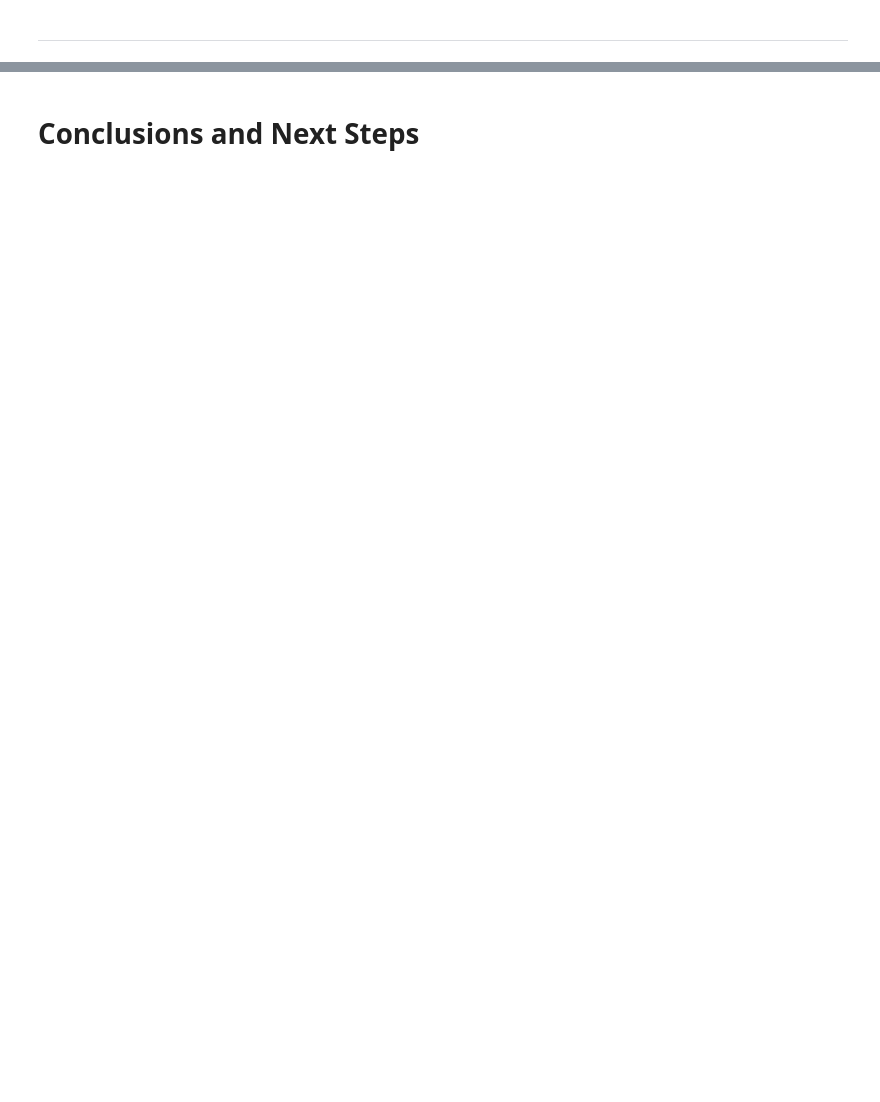
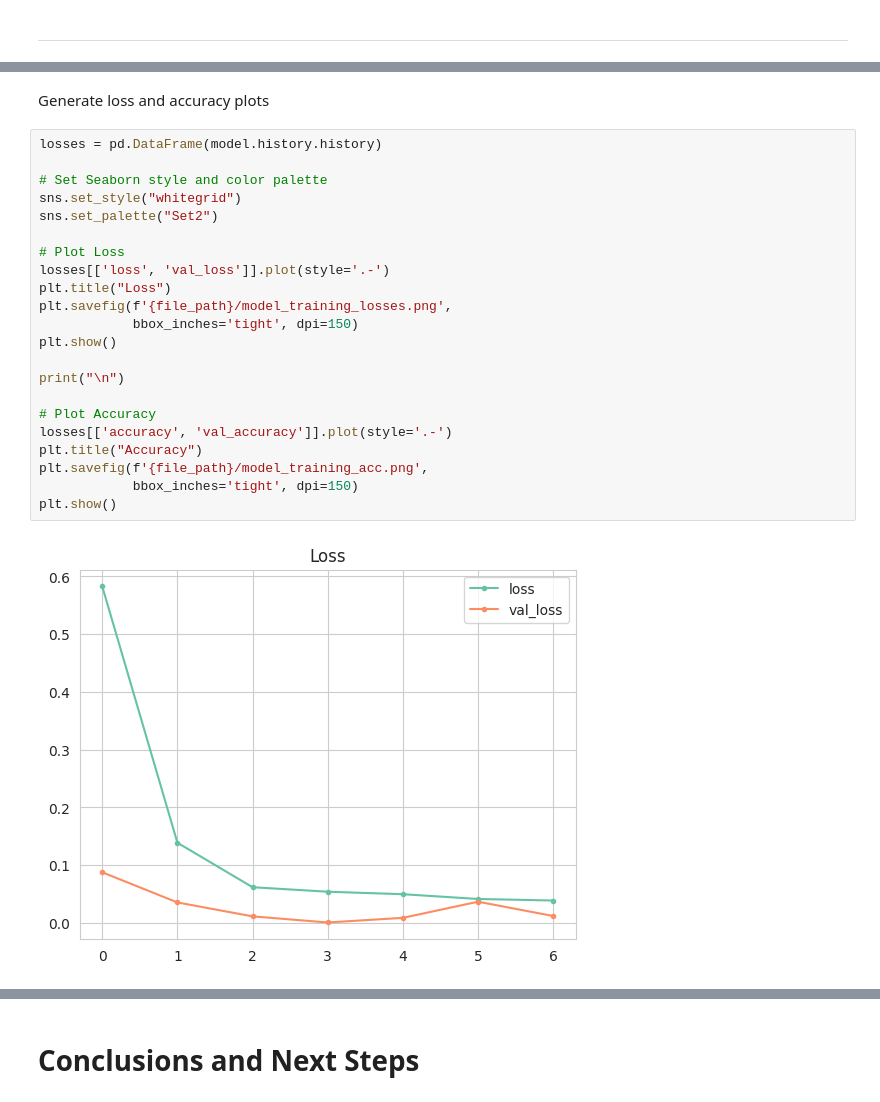
Before and after one commit to Annytomica/cherry-mildew-detector, a Jupyter notebook: jupyter_notebooks/03 - Modelling_and_Evaluation.ipynb, the cells around one changed output, grey strips where cells are left out. Drawn from its saved outputs; the diff is of its cells as text; blank space fills up the shorter version.

Commit message:
feat(modelling): trained model with 99%  accuracy

```diff
--- a/jupyter_notebooks/03 - Modelling_and_Evaluation.ipynb
+++ b/jupyter_notebooks/03 - Modelling_and_Evaluation.ipynb
@@ -394,0 +417,26 @@ model.save('outputs/v1/mildew_detector_model.h5')
+# %% [markdown]
+Generate loss and accuracy plots
+# %%
+losses = pd.DataFrame(model.history.history)
+
+# Set Seaborn style and color palette
+sns.set_style("whitegrid")
+sns.set_palette("Set2")
+
+# Plot Loss
+losses[['loss', 'val_loss']].plot(style='.-')
+plt.title("Loss")
+plt.savefig(f'{file_path}/model_training_losses.png',
+            bbox_inches='tight', dpi=150)
+plt.show()
+
+print("\n")
+
+# Plot Accuracy
+losses[['accuracy', 'val_accuracy']].plot(style='.-')
+plt.title("Accuracy")
+plt.savefig(f'{file_path}/model_training_acc.png',
+            bbox_inches='tight', dpi=150)
+plt.show()
+# %% [output]
+[figure, added]
```
Also changed, not shown: parts of 29 cells of this notebook, 7 other files.
